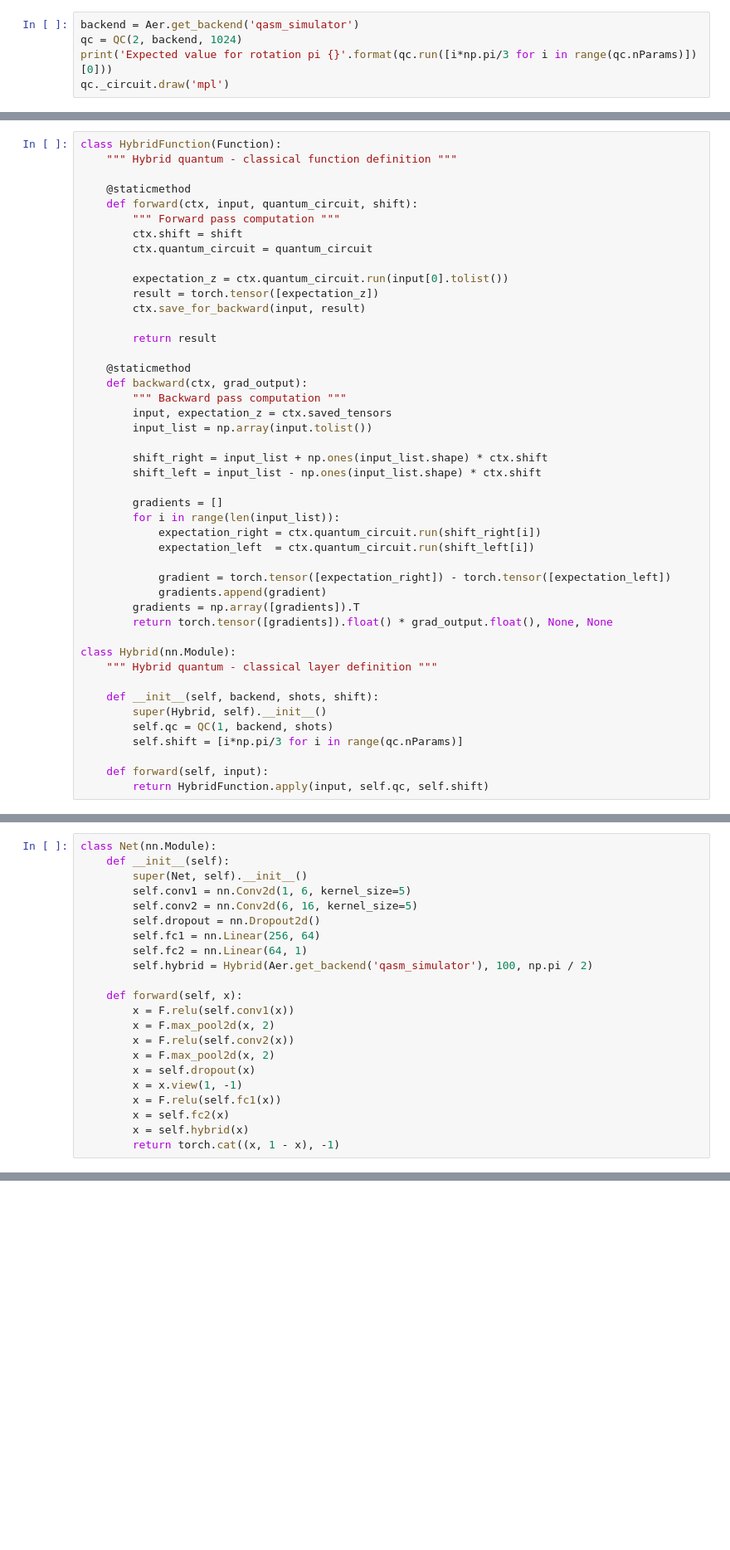
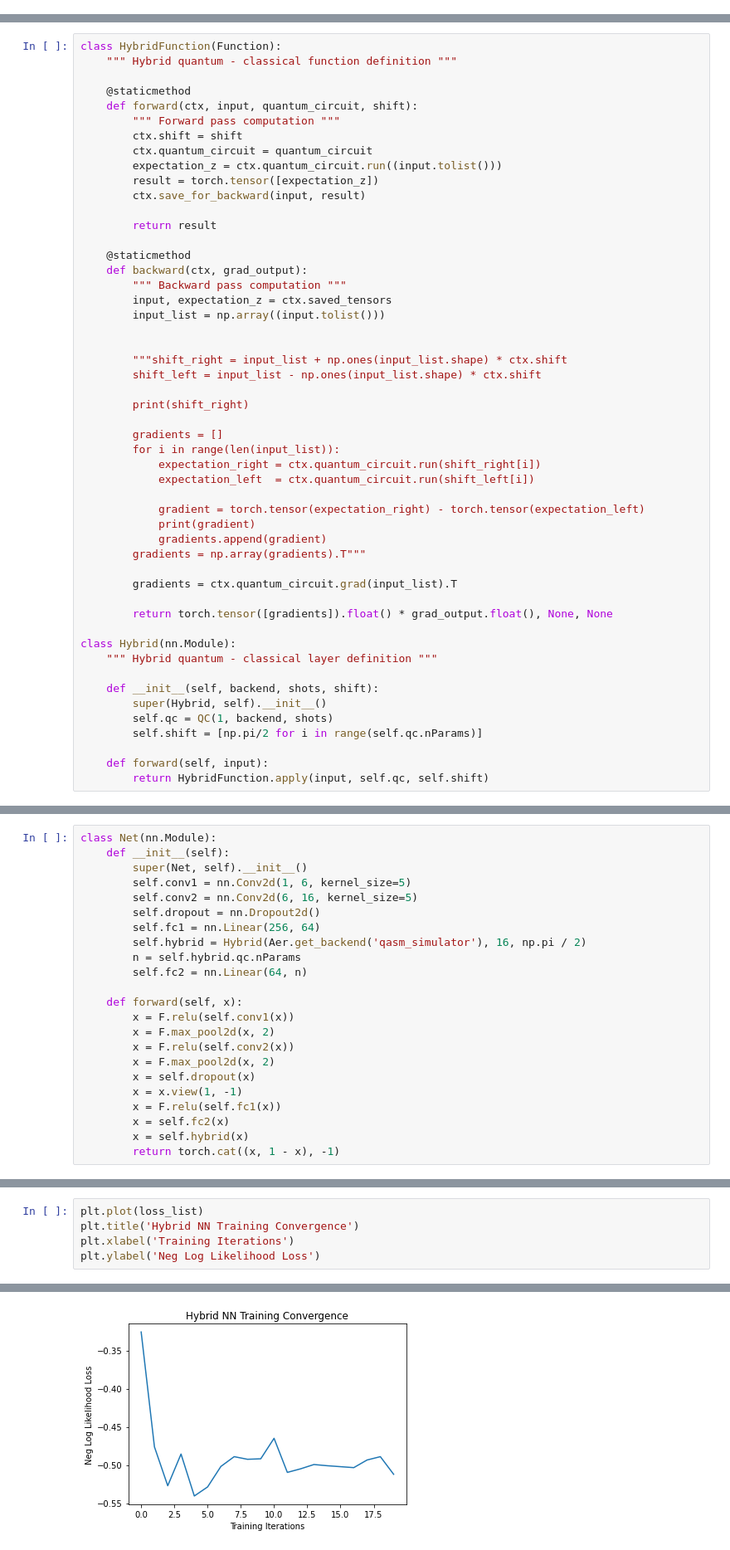
Before and after one commit to mattwright99/QMIND-VQC, a Jupyter notebook: src/RandomCircuit/quanvolutionalRandomCircuit.ipynb, the cells around one changed output, grey strips where cells are left out. Shown at 83% size. Saved outputs shown, nothing was run; the diff lists cells and outputs as text; blank space fills up the shorter version.

```diff
--- a/src/RandomCircuit/quanvolutionalRandomCircuit.ipynb
+++ b/src/RandomCircuit/quanvolutionalRandomCircuit.ipynb
@@ -132,5 +149,0 @@ class QC:
-# %%
-backend = Aer.get_backend('qasm_simulator')
-qc = QC(2, backend, 1024)
-print('Expected value for rotation pi {}'.format(qc.run([i*np.pi/3 for i in range(qc.nParams)])[0]))
-qc._circuit.draw('mpl')
@@ -146,8 +156,7 @@ class HybridFunction(Function):
         """ Forward pass computation """
         ctx.shift = shift
         ctx.quantum_circuit = quantum_circuit
-
-        expectation_z = ctx.quantum_circuit.run(input[0].tolist())
+        expectation_z = ctx.quantum_circuit.run((input.tolist()))
         result = torch.tensor([expectation_z])
         ctx.save_for_backward(input, result)
 
@@ -157,19 +166,26 @@ class HybridFunction(Function):
     def backward(ctx, grad_output):
         """ Backward pass computation """
         input, expectation_z = ctx.saved_tensors
-        input_list = np.array(input.tolist())
+        input_list = np.array((input.tolist()))
 
-        shift_right = input_list + np.ones(input_list.shape) * ctx.shift
+
+        """shift_right = input_list + np.ones(input_list.shape) * ctx.shift
         shift_left = input_list - np.ones(input_list.shape) * ctx.shift
+
+        print(shift_right)
 
         gradients = []
         for i in range(len(input_list)):
             expectation_right = ctx.quantum_circuit.run(shift_right[i])
             expectation_left  = ctx.quantum_circuit.run(shift_left[i])
 
-            gradient = torch.tensor([expectation_right]) - torch.tensor([expectation_left])
+            gradient = torch.tensor(expectation_right) - torch.tensor(expectation_left)
+            print(gradient)
             gradients.append(gradient)
-        gradients = np.array([gradients]).T
+        gradients = np.array(gradients).T"""
+
+        gradients = ctx.quantum_circuit.grad(input_list).T
+
         return torch.tensor([gradients]).float() * grad_output.float(), None, None
 
 class Hybrid(nn.Module):
@@ -178,7 +194,7 @@ class Hybrid(nn.Module):
     def __init__(self, backend, shots, shift):
         super(Hybrid, self).__init__()
         self.qc = QC(1, backend, shots)
-        self.shift = [i*np.pi/3 for i in range(qc.nParams)]
+        self.shift = [np.pi/2 for i in range(self.qc.nParams)]
 
     def forward(self, input):
         return HybridFunction.apply(input, self.qc, self.shift)
@@ -235,8 +251,9 @@ class Net(nn.Module):
         self.conv2 = nn.Conv2d(6, 16, kernel_size=5)
         self.dropout = nn.Dropout2d()
         self.fc1 = nn.Linear(256, 64)
-        self.fc2 = nn.Linear(64, 1)
-        self.hybrid = Hybrid(Aer.get_backend('qasm_simulator'), 100, np.pi / 2)
+        self.hybrid = Hybrid(Aer.get_backend('qasm_simulator'), 16, np.pi / 2)
+        n = self.hybrid.qc.nParams
+        self.fc2 = nn.Linear(64, n)
 
     def forward(self, x):
         x = F.relu(self.conv1(x))
@@ -279,0 +315,6 @@ QiskitError: 'Mismatch between run_config.parameter_binds and all circuit parame
+# %%
+plt.plot(loss_list)
+plt.title('Hybrid NN Training Convergence')
+plt.xlabel('Training Iterations')
+plt.ylabel('Neg Log Likelihood Loss')
+# %% [output]
@@ -279,0 +322 @@ QiskitError: 'Mismatch between run_config.parameter_binds and all circuit parame
+[figure, added]
```
Also changed, not shown: parts of 15 cells of this notebook, 3 other files.
